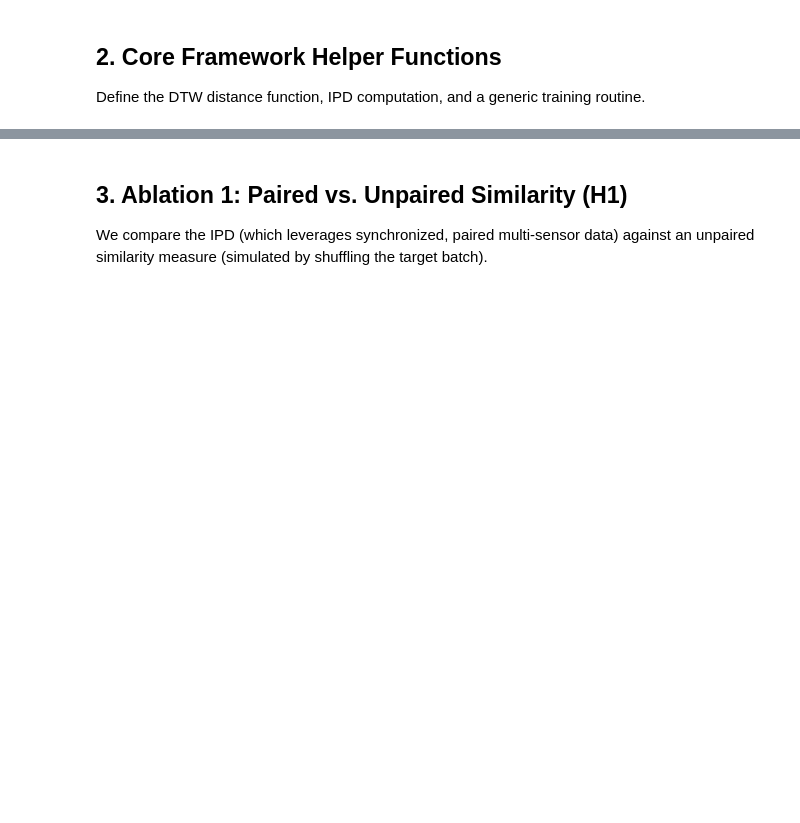
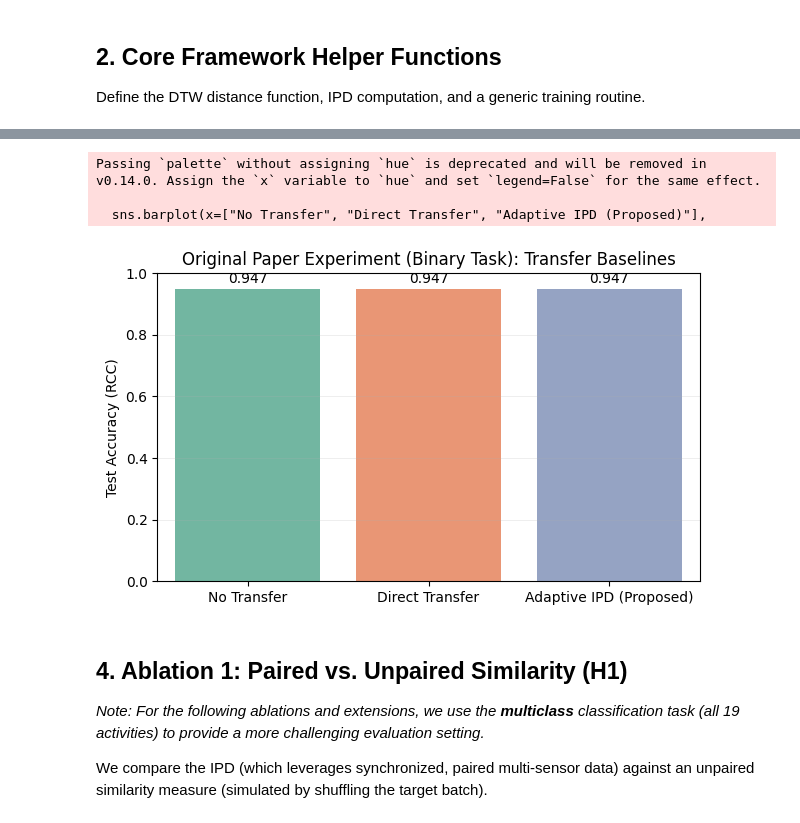
Before and after one commit to thomasfire/PyHealth, a Jupyter notebook: examples/dsa_adaptive_transfer_paper_replication.ipynb, the cells around one changed output, grey strips where cells are left out. Cells and saved outputs as stored; diff of their text form; code cells hidden in the pictures; blank space fills up the shorter version.

```diff
--- a/examples/dsa_adaptive_transfer_paper_replication.ipynb
+++ b/examples/dsa_adaptive_transfer_paper_replication.ipynb
@@ -147,4 +237,23 @@ def train_and_evaluate(source_order, ipd_scores, use_adaptive_lr=True):
+# %%
+# Plotting Original Paper Experiment
+plt.figure(figsize=(7, 4))
+sns.barplot(x=["No Transfer", "Direct Transfer", "Adaptive IPD (Proposed)"],
+            y=[acc_no_transfer_bin, acc_direct_transfer_bin, acc_adaptive_transfer_bin],
+            palette="Set2")
+plt.ylabel("Test Accuracy (RCC)")
+plt.title("Original Paper Experiment (Binary Task): Transfer Baselines")
+plt.ylim(0, 1.0)
+for i, v in enumerate([acc_no_transfer_bin, acc_direct_transfer_bin, acc_adaptive_transfer_bin]):
+    plt.text(i, v + 0.02, f"{v:.3f}", ha='center')
+plt.show()
+# %% [output]
+Passing `palette` without assigning `hue` is deprecated and will be removed in v0.14.0. Assign the `x` variable to `hue` and set `legend=False` for the same effect.
+
+  sns.barplot(x=["No Transfer", "Direct Transfer", "Adaptive IPD (Proposed)"],
+[figure, added]
 # %% [markdown]
-## 3. Ablation 1: Paired vs. Unpaired Similarity (H1)
+## 4. Ablation 1: Paired vs. Unpaired Similarity (H1)
+*Note: For the following ablations and extensions, we use the **multiclass** classification task (all 19 activities) to provide a more challenging evaluation setting.*
+
 We compare the IPD (which leverages synchronized, paired multi-sensor data) against an unpaired similarity measure (simulated by shuffling the target batch).
 # %%
```
Also changed, not shown: parts of 16 cells of this notebook.
